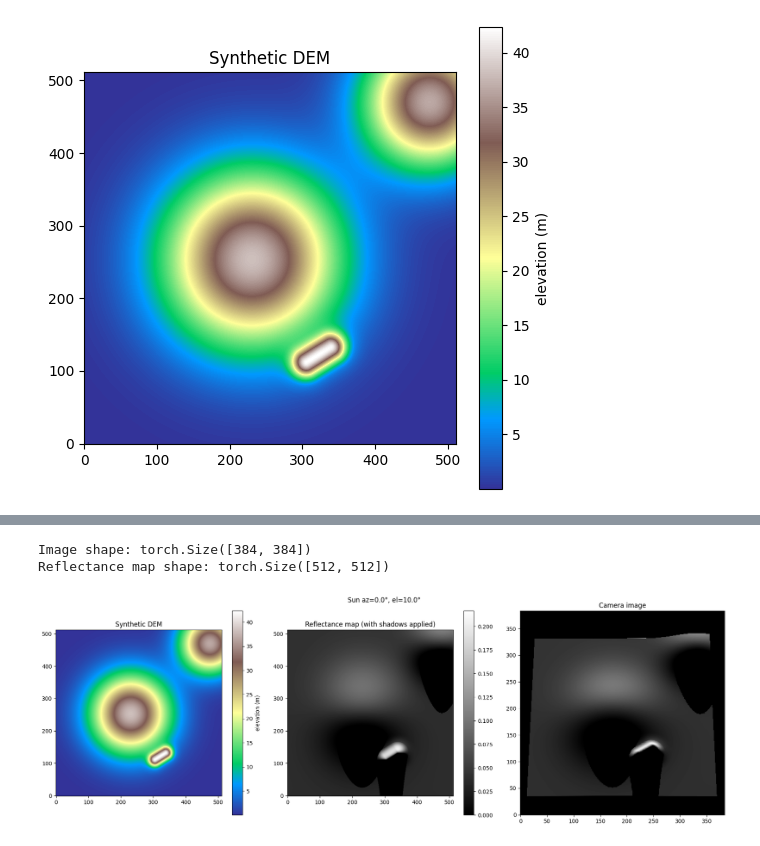
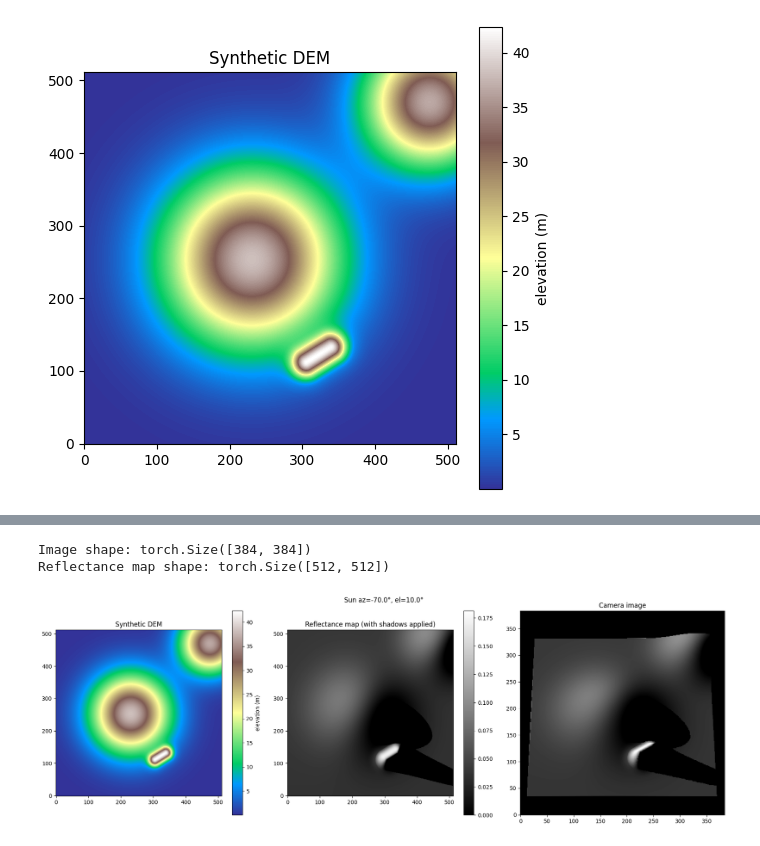
Before and after one commit to FrederikWurtz/thesis, a Jupyter notebook: master/notebooks/sandbox_scanline_shadow_map.ipynb, the cells around one changed output, grey strips where cells are left out. Drawn from its saved outputs; the diff is of its cells as text; code cells hidden in the pictures.

```diff
--- a/master/notebooks/sandbox_scanline_shadow_map.ipynb
+++ b/master/notebooks/sandbox_scanline_shadow_map.ipynb
@@ -342,7 +588,7 @@ DEM_SIZE = 512
 IMAGE_W = 128*3
 IMAGE_H = 128*3
 FOCAL_LENGTH = 2000.0
-SUN_AZ = 0   # degrees
+SUN_AZ = -70   # degrees
 SUN_EL = 10.0   # degrees
 CAM_AZ = 180  # degrees
 CAM_EL = 60.0   # degrees
@@ -359,31 +605,31 @@ params = (SUN_AZ, SUN_EL, CAM_AZ, CAM_EL, CAM_DIST)
 # render_single_image will compute its own shadow map internally as implemented in the project
 img, reflectance_map = _render_single_image(renderer=renderer, params=params, image_w=IMAGE_W, image_h=IMAGE_H)
 
 print('Image shape:', img.shape)
 print('Reflectance map shape:', reflectance_map.shape)
 
 # Plot reflectance map and camera image
 plt.figure(figsize=(18,6))
 
 plt.subplot(1,3,1)
 plt.imshow(dem, cmap='terrain', origin='lower')
 plt.title('Synthetic DEM')
 plt.colorbar(label='elevation (m)')
 
 plt.subplot(1,3,2)
 plt.imshow(reflectance_map, cmap='gray', origin='lower')
 plt.title('Reflectance map (with shadows applied)')
 plt.colorbar()
 
 plt.subplot(1,3,3)
 plt.imshow(img, cmap='gray', origin='lower')
 plt.title('Camera image')
 
 plt.suptitle(f"Sun az={SUN_AZ:.1f}°, el={SUN_EL:.1f}°")
 
 plt.tight_layout()
 plt.show()
 # %% [output]
 Image shape: torch.Size([384, 384])
 Reflectance map shape: torch.Size([512, 512])
-[figure, old version]
+[figure, new version]
```
Also changed, not shown: parts of 4 cells of this notebook, 9 other files.
